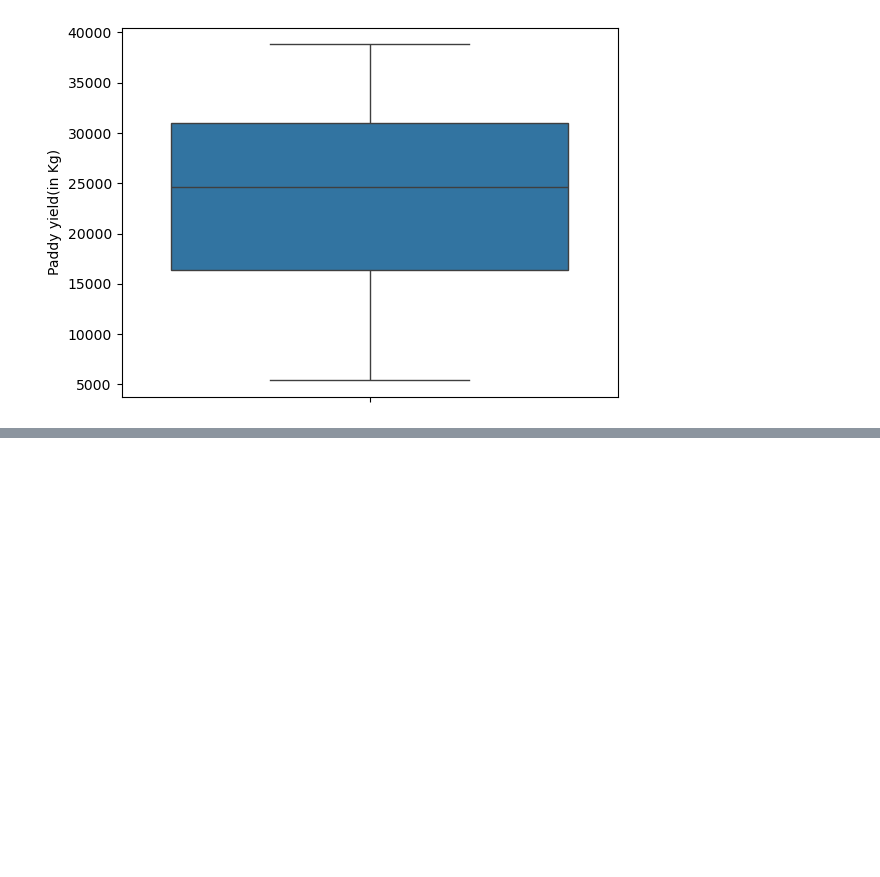
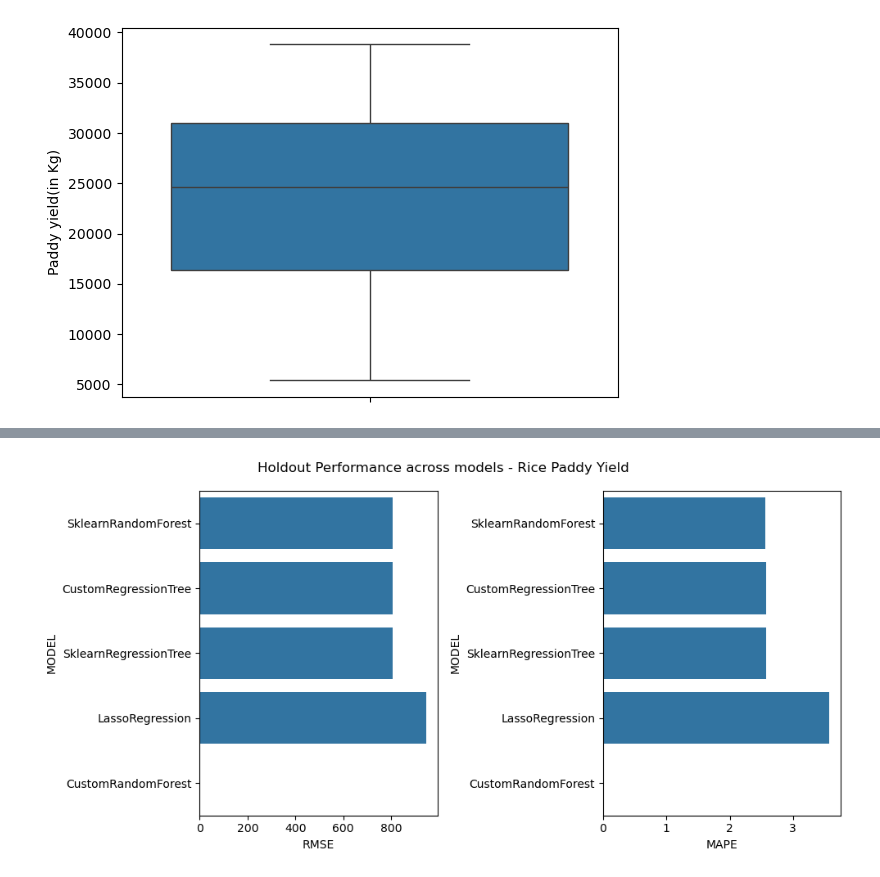
Before and after one commit to c71qu3/ml, a Jupyter notebook: assignment_2/notebooks/RicePaddyModeling.ipynb, the cells around one changed output, grey strips where cells are left out. Saved outputs shown, nothing was run; the diff lists cells and outputs as text; code cells hidden in the pictures; blank space fills up the shorter version.

```diff
--- a/assignment_2/notebooks/RicePaddyModeling.ipynb
+++ b/assignment_2/notebooks/RicePaddyModeling.ipynb
@@ -173,0 +642,17 @@ generate_cv_summary(model_scores=model_scores, metric="MAPE")
+# %%
+df_report = pd.DataFrame([
+    {"MODEL": "CustomRegressionTree", "RMSE": custom_reg_tree_metrics["RMSE"], "MAPE": custom_reg_tree_metrics["MAPE"]},
+    {"MODEL": "SklearnRegressionTree", "RMSE": reg_tree_metrics["RMSE"], "MAPE": reg_tree_metrics["MAPE"]},
+    {"MODEL": "CustomRandomForest", "RMSE": None, "MAPE": None},
+    {"MODEL": "SklearnRandomForest", "RMSE": rand_forest_metrics["RMSE"], "MAPE": rand_forest_metrics["MAPE"]},
+    {"MODEL": "LassoRegression", "RMSE": lasso_metrics["RMSE"], "MAPE": lasso_metrics["MAPE"]},
+])
+df_report = df_report.sort_values(by="RMSE")
+
+fig, ax = plt.subplots(1, 2, figsize=(10,5))
+sns.barplot(data=df_report, y="MODEL", x="RMSE", ax=ax[0])
+sns.barplot(data=df_report, y="MODEL", x="MAPE", ax=ax[1])
+plt.suptitle("Holdout Performance across models - Rice Paddy Yield");
+plt.tight_layout()
+# %% [output]
+[figure, added]
```
Also changed, not shown: parts of 18 cells of this notebook, 1 other file.
